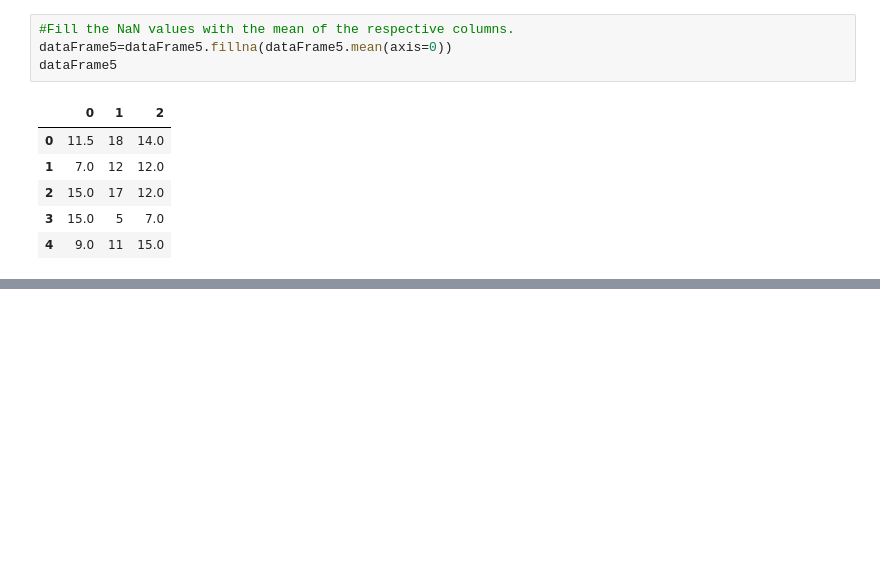
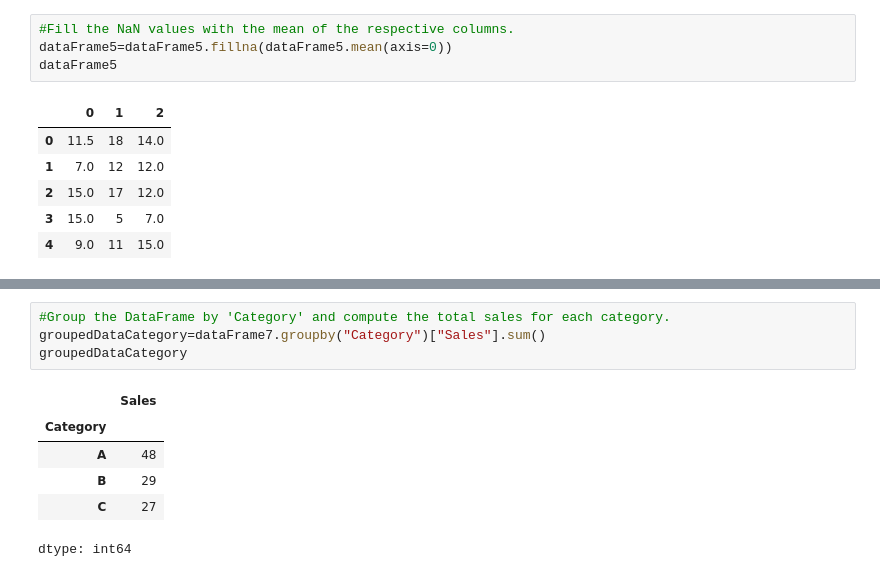
Before and after one commit to Jaimepelembe/Data_analyst_bootcamp_from_basics_to_advanced, a Jupyter notebook: S4_Data_Analysis/assignments/pandasasssignmentsSolution.ipynb, the cells around one changed output, grey strips where cells are left out. Cells and saved outputs as stored; diff of their text form; blank space fills up the shorter version.

```diff
--- a/S4_Data_Analysis/assignments/pandasasssignmentsSolution.ipynb
+++ b/S4_Data_Analysis/assignments/pandasasssignmentsSolution.ipynb
@@ -198,3 +261,14 @@ dataFrame5
+# %%
+#Group the DataFrame by 'Category' and compute the total sales for each category.
+groupedDataCategory=dataFrame7.groupby("Category")["Sales"].sum()
+groupedDataCategory
+# %% [output]
+|  | Sales |
+| Category |  |
+| A | 48 |
+| B | 29 |
+| C | 27 |
+dtype: int64
 # %% [markdown]
 
 
```
Also changed, not shown: parts of 6 cells of this notebook.
